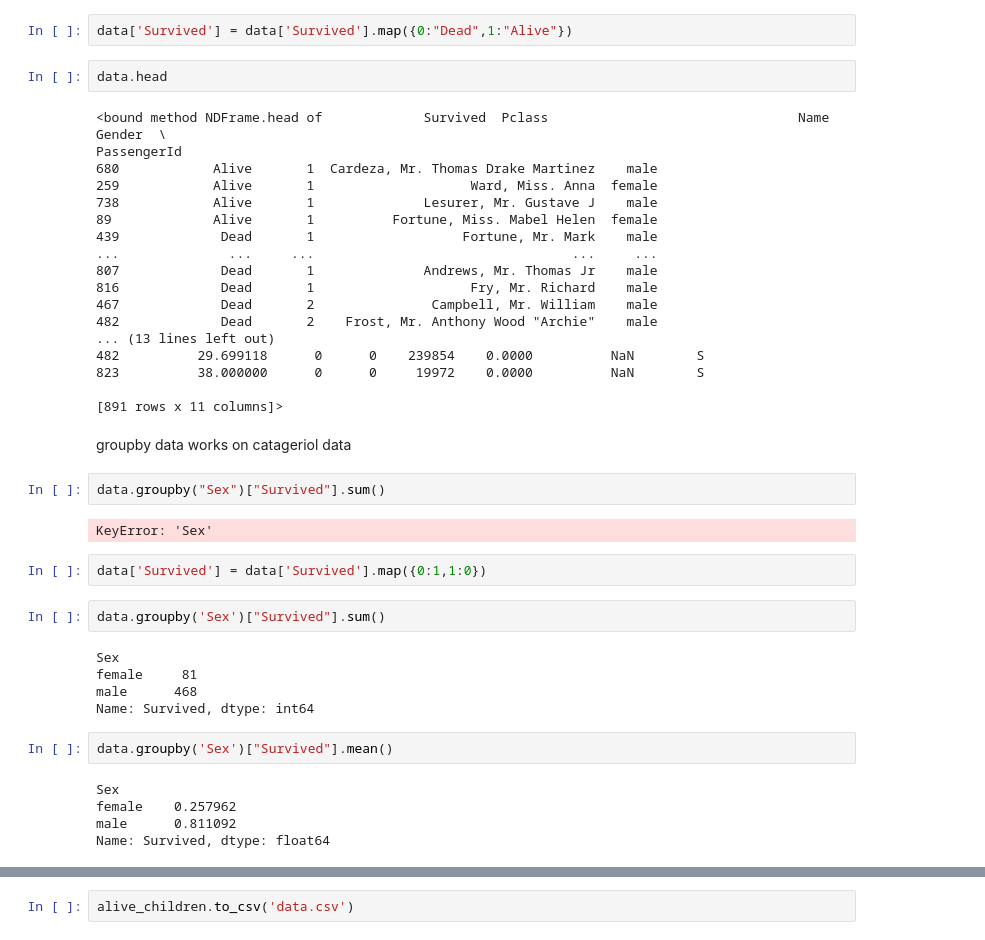
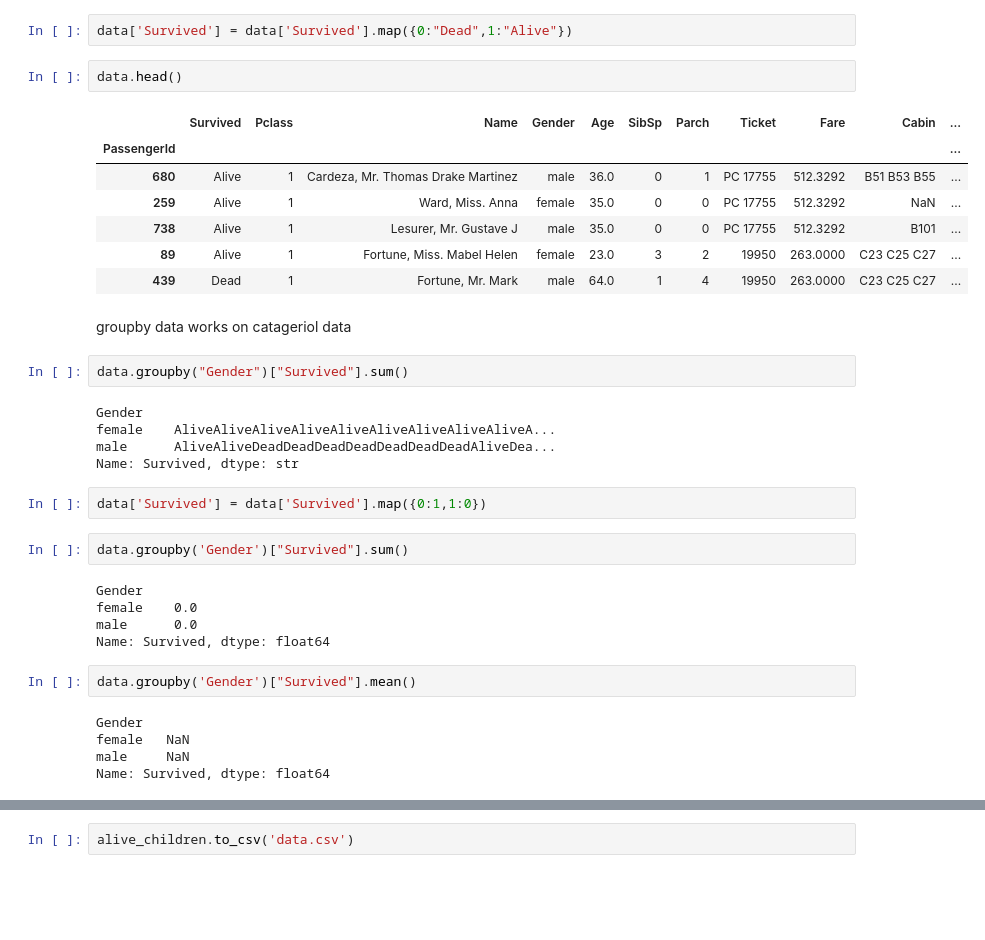
Before and after one commit to adilfarooqkhan-ds/Analytics, a Jupyter notebook: Pandas/index.ipynb, the cells around one changed output, grey strips where cells are left out. Saved outputs shown, nothing was run; the diff lists cells and outputs as text; blank space fills up the shorter version.

```diff
--- a/Pandas/index.ipynb
+++ b/Pandas/index.ipynb
@@ -489,46 +489,39 @@ PassengerId
 # %%
 data['Survived'] = data['Survived'].map({0:"Dead",1:"Alive"})
 # %%
-data.head
+data.head()
 # %% [output]
-<bound method NDFrame.head of             Survived  Pclass                                Name  Gender  \
-PassengerId
-680            Alive       1  Cardeza, Mr. Thomas Drake Martinez    male
-259            Alive       1                    Ward, Miss. Anna  female
-738            Alive       1              Lesurer, Mr. Gustave J    male
-89             Alive       1          Fortune, Miss. Mabel Helen  female
-439             Dead       1                   Fortune, Mr. Mark    male
-...              ...     ...                                 ...     ...
-807             Dead       1              Andrews, Mr. Thomas Jr    male
-816             Dead       1                    Fry, Mr. Richard    male
-467             Dead       2               Campbell, Mr. William    male
-482             Dead       2    Frost, Mr. Anthony Wood "Archie"    male
-... (13 lines left out)
-482          29.699118      0      0    239854    0.0000          NaN        S
-823          38.000000      0      0     19972    0.0000          NaN        S
-
-[891 rows x 11 columns]>
+|  | Survived | Pclass | Name | Gender | Age | SibSp | Parch | Ticket | Fare | Cabin | ... |
+| PassengerId |  |  |  |  |  |  |  |  |  |  | ... |
+| 680 | Alive | 1 | Cardeza, Mr. Thomas Drake Martinez | male | 36.0 | 0 | 1 | PC 17755 | 512.3292 | B51 B53 B55 | ... |
+| 259 | Alive | 1 | Ward, Miss. Anna | female | 35.0 | 0 | 0 | PC 17755 | 512.3292 | NaN | ... |
+| 738 | Alive | 1 | Lesurer, Mr. Gustave J | male | 35.0 | 0 | 0 | PC 17755 | 512.3292 | B101 | ... |
+| 89 | Alive | 1 | Fortune, Miss. Mabel Helen | female | 23.0 | 3 | 2 | 19950 | 263.0000 | C23 C25 C27 | ... |
+| 439 | Dead | 1 | Fortune, Mr. Mark | male | 64.0 | 1 | 4 | 19950 | 263.0000 | C23 C25 C27 | ... |
 # %% [markdown]
 groupby data works on catageriol data
 # %%
-data.groupby("Sex")["Survived"].sum()
+data.groupby("Gender")["Survived"].sum()
 # %% [output]
-KeyError: 'Sex'
+Gender
+female    AliveAliveAliveAliveAliveAliveAliveAliveAliveA...
+male      AliveAliveDeadDeadDeadDeadDeadDeadDeadAliveDea...
+Name: Survived, dtype: str
 # %%
 data['Survived'] = data['Survived'].map({0:1,1:0})
 # %%
-data.groupby('Sex')["Survived"].sum()
+data.groupby('Gender')["Survived"].sum()
 # %% [output]
-Sex
-female     81
-male      468
-Name: Survived, dtype: int64
+Gender
+female    0.0
+male      0.0
+Name: Survived, dtype: float64
 # %%
-data.groupby('Sex')["Survived"].mean()
+data.groupby('Gender')["Survived"].mean()
 # %% [output]
-Sex
-female    0.257962
-male      0.811092
+Gender
+female   NaN
+male     NaN
 Name: Survived, dtype: float64
 # %%
 data.groupby('Pclass')["Survived"].sum()
```
Also changed, not shown: parts of 3 cells of this notebook, 4 other files.
